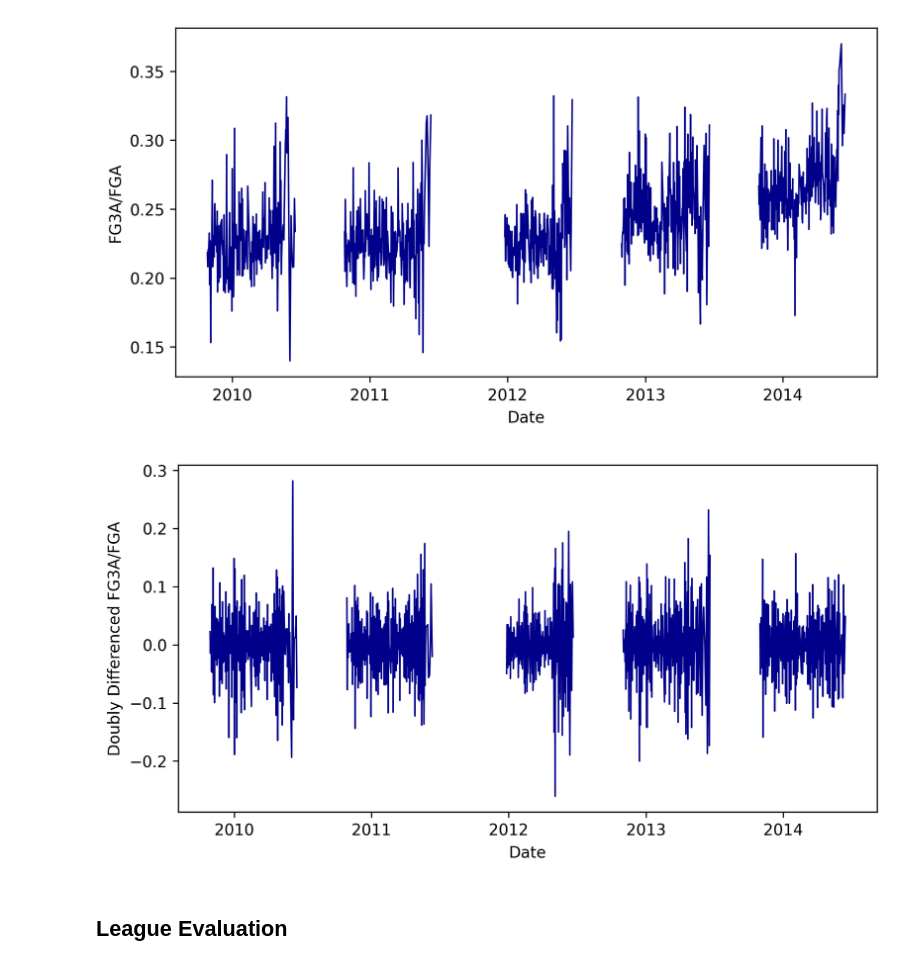
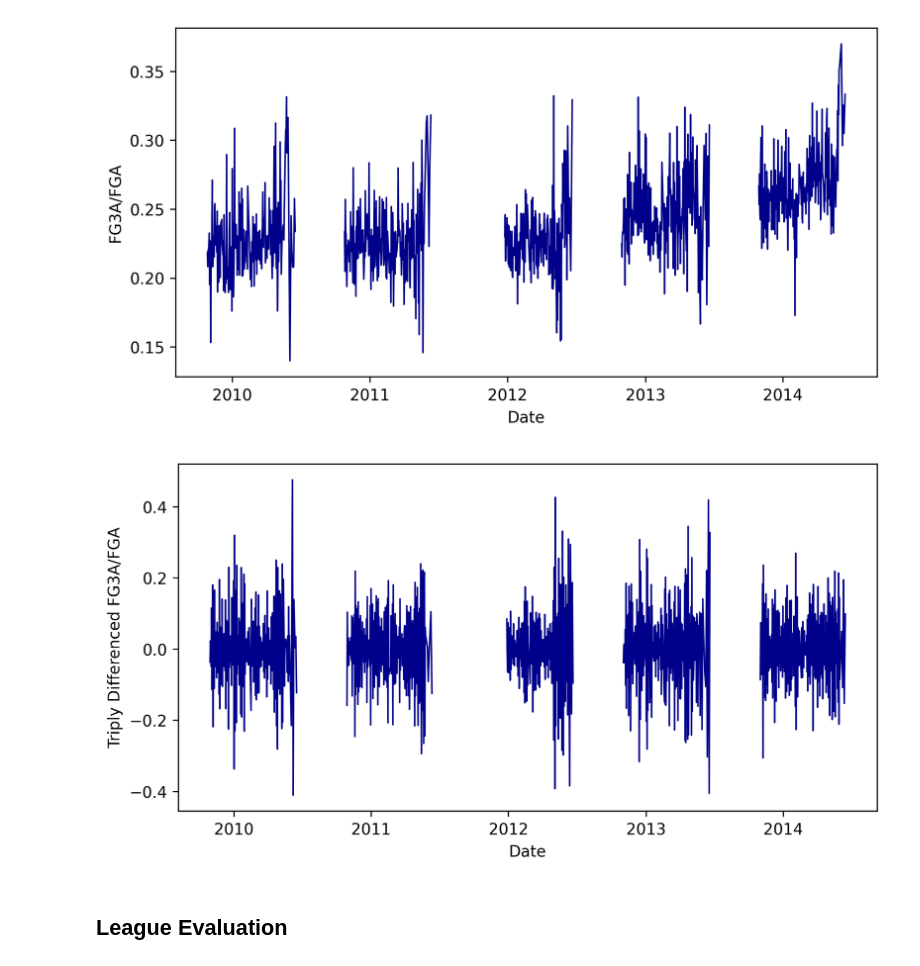
Before and after one commit to ethan-allavarpu/nba-box-score-modeling, a Jupyter notebook: eval-posthoc.ipynb, the cells around one changed output. Saved outputs shown, nothing was run; the diff lists cells and outputs as text; code cells hidden in the pictures.

```diff
--- a/eval-posthoc.ipynb
+++ b/eval-posthoc.ipynb
@@ -27,17 +27,17 @@ plt.show()
 # %%
 plt.figure(figsize=(8, 4), dpi=300)
 for season in sorted(train_df.season.unique()):
     season_df = train_df[train_df.season == season]
     plt.plot(
-        season_df.game_date, season_df.league_avg_fg3a_fga.diff().diff(),
+        season_df.game_date, season_df.league_avg_fg3a_fga.diff().diff().diff(),
         color="darkblue", linewidth=1
     )
 plt.xlabel("Date")
-plt.ylabel("Doubly Differenced FG3A/FGA")
+plt.ylabel("Triply Differenced FG3A/FGA")
 plt.savefig("plots/diffed-training.png", dpi=300, bbox_inches="tight")
 plt.show()
 # %% [output]
-[figure, old version]
+[figure, new version]
 # %% [markdown]
 ## League Evaluation
 # %%
```
Also changed, not shown: parts of 2 cells of this notebook, 3 other files.
